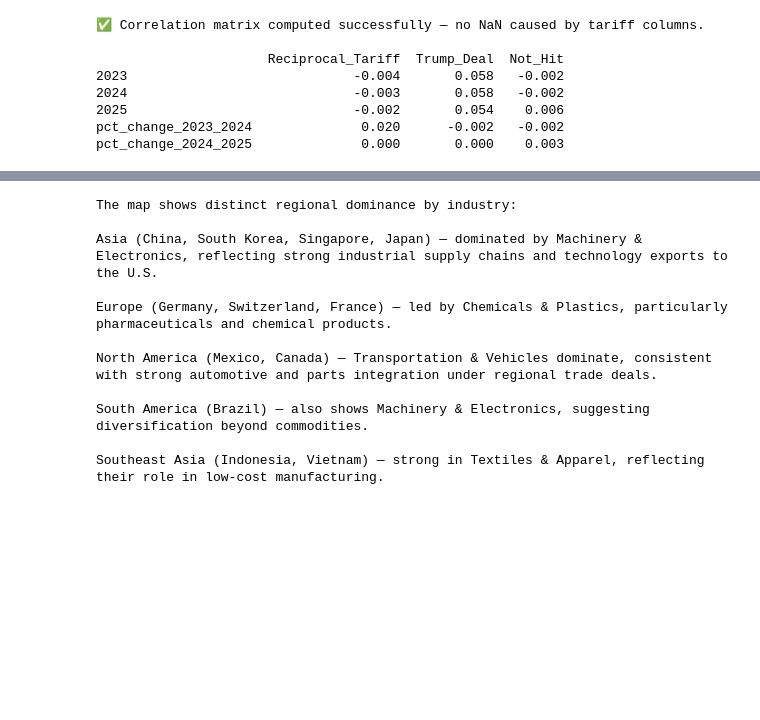
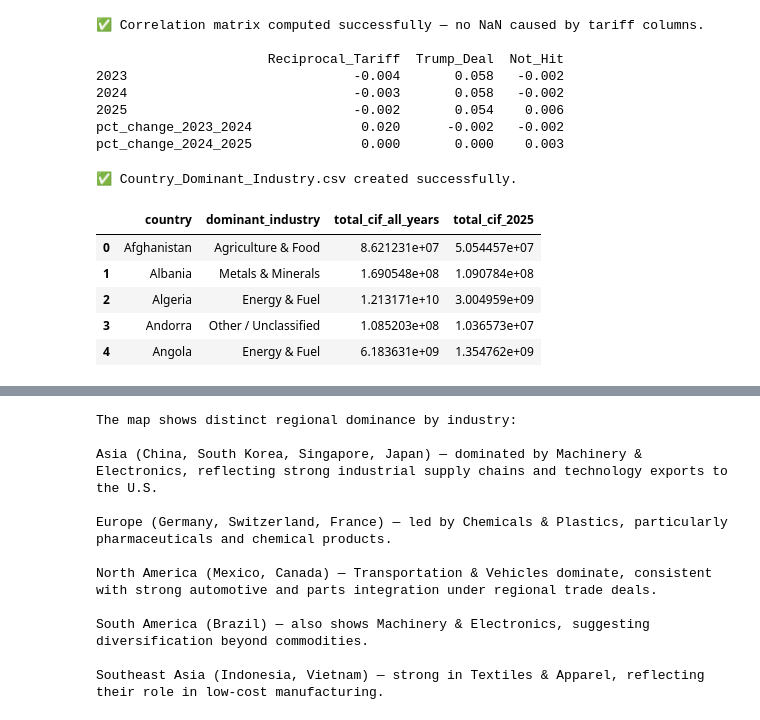
Before and after one commit to utamiu1807/uutami, a Jupyter notebook: Final_EDA1&2_UTAMIipynb.ipynb, the cells around one changed output, grey strips where cells are left out. Cells and saved outputs as stored; diff of their text form; code cells hidden in the pictures; blank space fills up the shorter version.

```diff
--- a/Final_EDA1&2_UTAMIipynb.ipynb
+++ b/Final_EDA1&2_UTAMIipynb.ipynb
@@ -1231,4 +1231,58 @@ print(corr_matrix[["Reciprocal_Tariff", "Trump_Deal", "Not_Hit"]].head())
 2025                             -0.002       0.054    0.006
 pct_change_2023_2024              0.020      -0.002   -0.002
 pct_change_2024_2025              0.000       0.000    0.003
+# %%
+# Determine dominant industry per country and save as CSV
+
+# Ensure pivot_df is available
+try:
+    pivot_df = pivot_df
+except NameError:
+    print("Error: pivot_df DataFrame not found. Please run the relevant cells to create it.")
+    # Exit or handle the error appropriately
+    exit()
+
+# Ensure year columns are numeric for sum
+year_cols_in_pivot = [col for col in pivot_df.columns if isinstance(col, int)]
+for y in year_cols_in_pivot:
+     pivot_df[y] = pd.to_numeric(pivot_df[y], errors='coerce')
+
+
+# Aggregate CIF value by country and industry category
+country_industry_cif = (
+    pivot_df.groupby(["country", "industry_category"])[year_cols_in_pivot].sum().sum(axis=1).reset_index(name='total_cif_all_years')
+)
+
+# Determine dominant industry per country based on total CIF across all years
+dominant_industry_per_country = (
+    country_industry_cif.sort_values(["country", "total_cif_all_years"], ascending=[True, False])
+    .drop_duplicates("country")
+    .rename(columns={"industry_category": "dominant_industry"})
+)[["country", "dominant_industry", "total_cif_all_years"]]
+
+
+# Merge with 2025 total CIF value from country_df
+# Ensure country_df is available and contains the 2025 column
+try:
+    country_df_2025 = country_df[["country", 2025]].rename(columns={2025: "total_cif_2025"})
+except NameError:
+    print("Error: country_df DataFrame not found. Please run the relevant cells to create it.")
+    country_df_2025 = pd.DataFrame(columns=["country", "total_cif_2025"]) # Create empty DataFrame
+
+merged_for_map = pd.merge(dominant_industry_per_country, country_df_2025, on="country", how="left")
+
+
+# Save the DataFrame to a CSV file
+merged_for_map.to_csv("Country_Dominant_Industry.csv", index=False)
+
+print("✅ Country_Dominant_Industry.csv created successfully.")
+display(merged_for_map.head())
+# %% [output]
+✅ Country_Dominant_Industry.csv created successfully.
+|  | country | dominant_industry | total_cif_all_years | total_cif_2025 |
+| 0 | Afghanistan | Agriculture & Food | 8.621231e+07 | 5.054457e+07 |
+| 1 | Albania | Metals & Minerals | 1.690548e+08 | 1.090784e+08 |
+| 2 | Algeria | Energy & Fuel | 1.213171e+10 | 3.004959e+09 |
+| 3 | Andorra | Other / Unclassified | 1.085203e+08 | 1.036573e+07 |
+| 4 | Angola | Energy & Fuel | 6.183631e+09 | 1.354762e+09 |
 # %%
```
Also changed, not shown: parts of 22 cells of this notebook.
